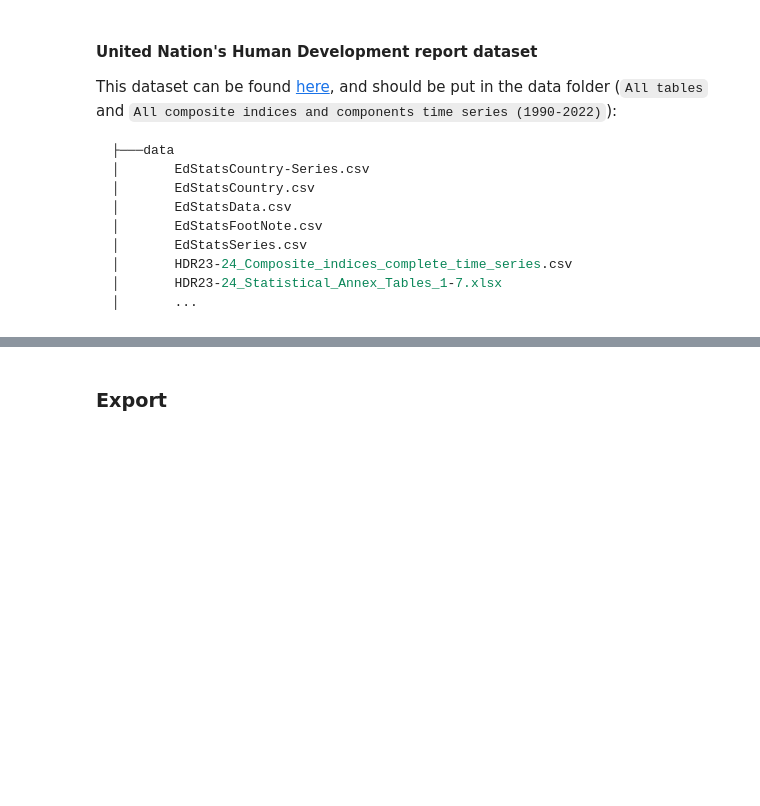
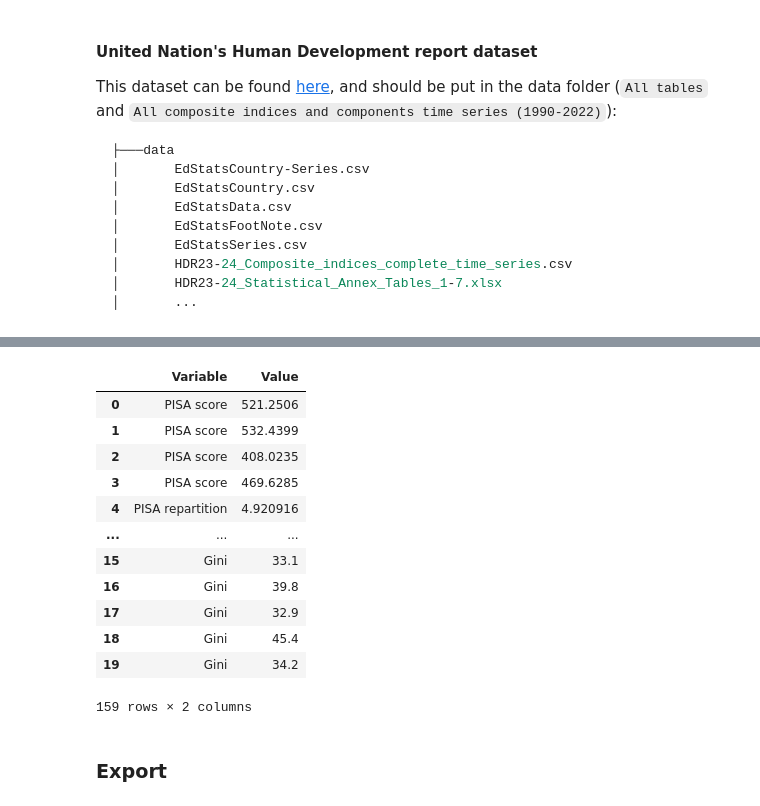
Before and after one commit to com-480-data-visualization/project-2024-school-mappers, a Jupyter notebook: Milestone3_data_processing.ipynb, the cells around one changed output, grey strips where cells are left out. Cells and saved outputs as stored; diff of their text form; code cells hidden in the pictures; blank space fills up the shorter version.

Commit message:
Update website + data process

```diff
--- a/Milestone3_data_processing.ipynb
+++ b/Milestone3_data_processing.ipynb
@@ -532,3 +560,19 @@ country_data.pivot_table(index=["Variable", "Detail"], columns ="Country", value
+# %%
+country_data[["Variable", "Value"]]
+# %% [output]
+|  | Variable | Value |
+| 0 | PISA score | 521.2506 |
+| 1 | PISA score | 532.4399 |
+| 2 | PISA score | 408.0235 |
+| 3 | PISA score | 469.6285 |
+| 4 | PISA repartition | 4.920916 |
+| ... | ... | ... |
+| 15 | Gini | 33.1 |
+| 16 | Gini | 39.8 |
+| 17 | Gini | 32.9 |
+| 18 | Gini | 45.4 |
+| 19 | Gini | 34.2 |
+159 rows × 2 columns
 # %% [markdown]
 ### Export
 # %%
```
Also changed, not shown: parts of 8 cells of this notebook, 33 other files.
